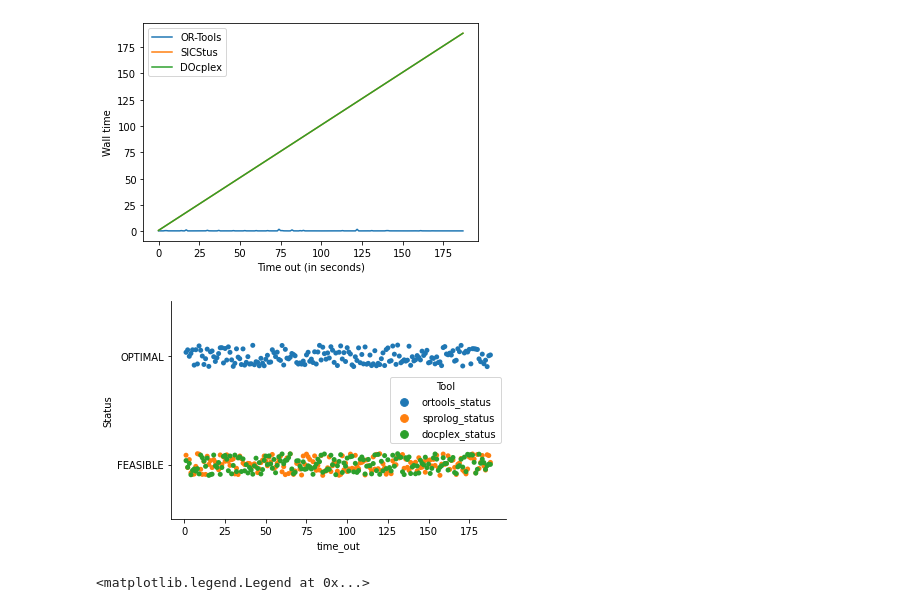
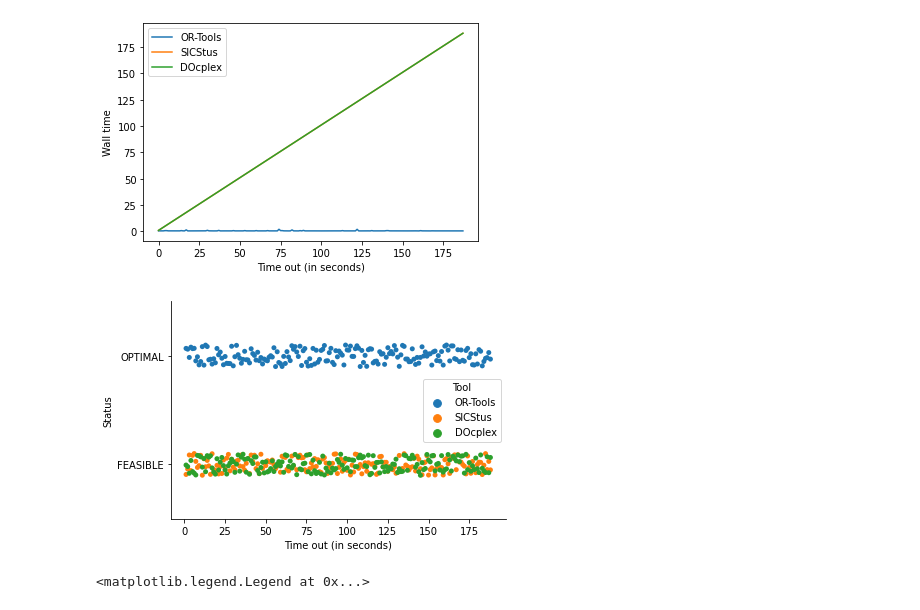
Before and after one commit to LeKinaSa/plr-job-shop, a Jupyter notebook: FinalResultsAnalysis.ipynb, the cells around one changed output. Saved outputs shown, nothing was run; the diff lists cells and outputs as text; code cells hidden in the pictures.

```diff
--- a/FinalResultsAnalysis.ipynb
+++ b/FinalResultsAnalysis.ipynb
@@ -697,15 +697,17 @@ ax.legend(["OR-Tools", "SICStus", "DOcplex"])
 # %%
 # status
 df = time_out_status
 
 sns_df = df.melt('time_out', var_name='Tool', value_name='Status')
 
 sns_df['Status'] = sns_df['Status'].str.strip().replace(status_replacements)
+sns_df = sns_df.replace({'ortools_status': 'OR-Tools', 'sprolog_status': 'SICStus', 'docplex_status': 'DOcplex'})
+sns_df.rename(columns={'time_out': 'Time out (in seconds)'}, inplace=True)
 
-sns.stripplot(x="time_out", y='Status', hue='Tool', data=sns_df, jitter=0.1)
+sns.stripplot(x="Time out (in seconds)", y='Status', hue='Tool', data=sns_df, jitter=0.1)
 sns.despine()
 # %% [output]
-[figure, old version]
+[figure, new version]
 # %%
 # objective value
 df = time_out_obj_value.astype(float).astype(int)
```
Also changed, not shown: parts of 4 cells of this notebook, 5 other files.
